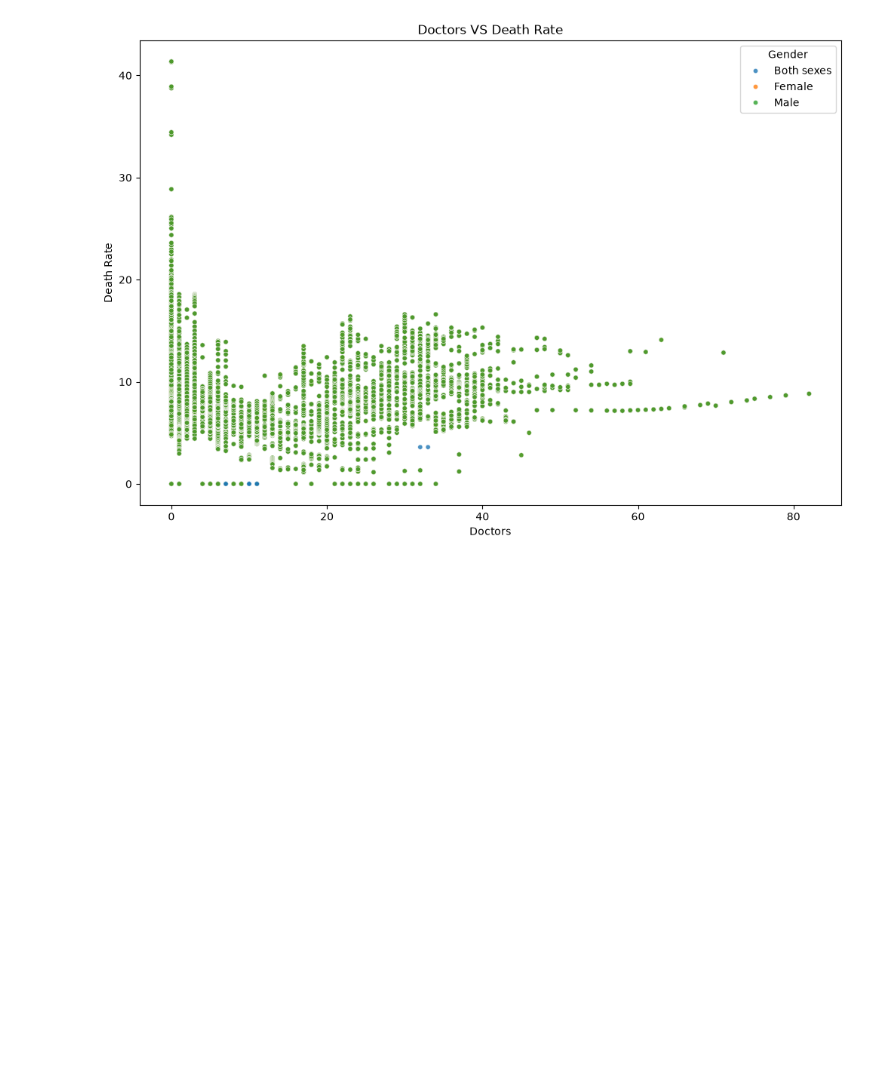
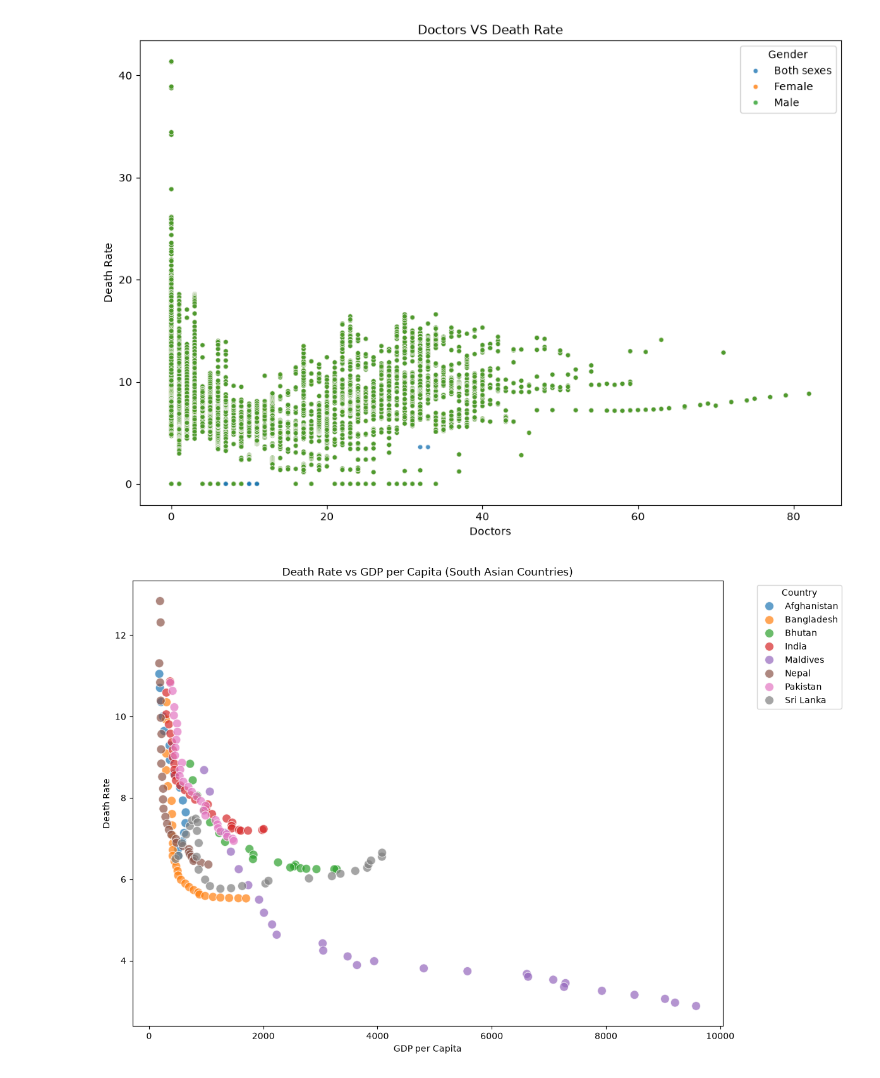
Before and after one commit to Viranya2006/DST-Python, a Jupyter notebook: 2026-07-04/test.ipynb, the cells around one changed output. Drawn from its saved outputs; the diff is of its cells as text; code cells hidden in the pictures; blank space fills up the shorter version.

```diff
--- a/2026-07-04/test.ipynb
+++ b/2026-07-04/test.ipynb
@@ -526,3 +526,34 @@ plt.title ("Doctors VS Death Rate")
 plt.show()
 # %% [output]
 [figure]
+# %%
+# Step 1: Filter for South Asian countries
+south_asian_countries = ['Afghanistan', 'Bangladesh', 'Bhutan', 'India', 'Maldives', 'Nepal', 'Pakistan', 'Sri Lanka']
+south_asia_df = cleansed_DF[cleansed_DF["Country"].isin(south_asian_countries)]
+
+# Step 2: Filter for "Both sexes" gender
+south_asia_df = south_asia_df[south_asia_df["Gender"] == "Both sexes"]
+
+# Step 3: Drop rows with NaN values in Death Rate or GDP per Capita
+south_asia_df = south_asia_df.dropna(subset=['Death Rate', gdp_col])
+
+# Step 4: Create scatter plot with color based on country
+plt.figure(figsize=(12, 8))
+sns.scatterplot(
+    data=south_asia_df,
+    x=gdp_col,
+    y='Death Rate',
+    hue='Country',
+    palette='tab10',
+    s=100,
+    alpha=0.7
+)
+
+plt.title('Death Rate vs GDP per Capita (South Asian Countries)')
+plt.xlabel('GDP per Capita')
+plt.ylabel('Death Rate')
+plt.legend(title='Country', bbox_to_anchor=(1.05, 1), loc='upper left')
+plt.tight_layout()
+plt.show()
+# %% [output]
+[figure, added]
```
